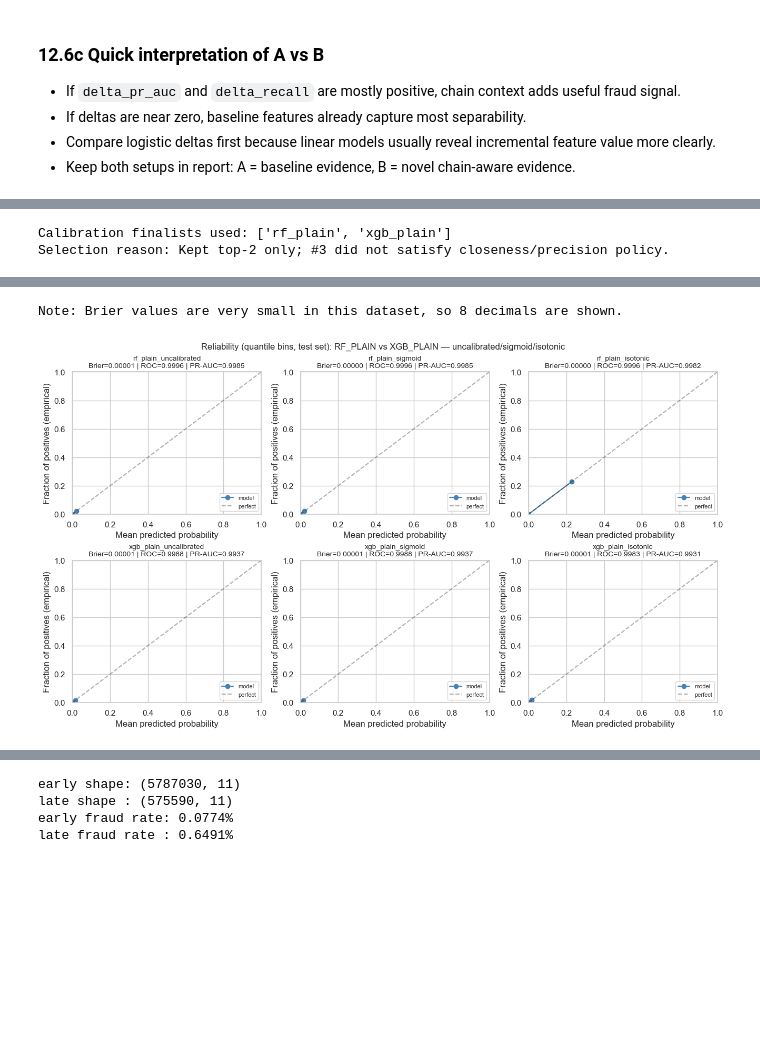
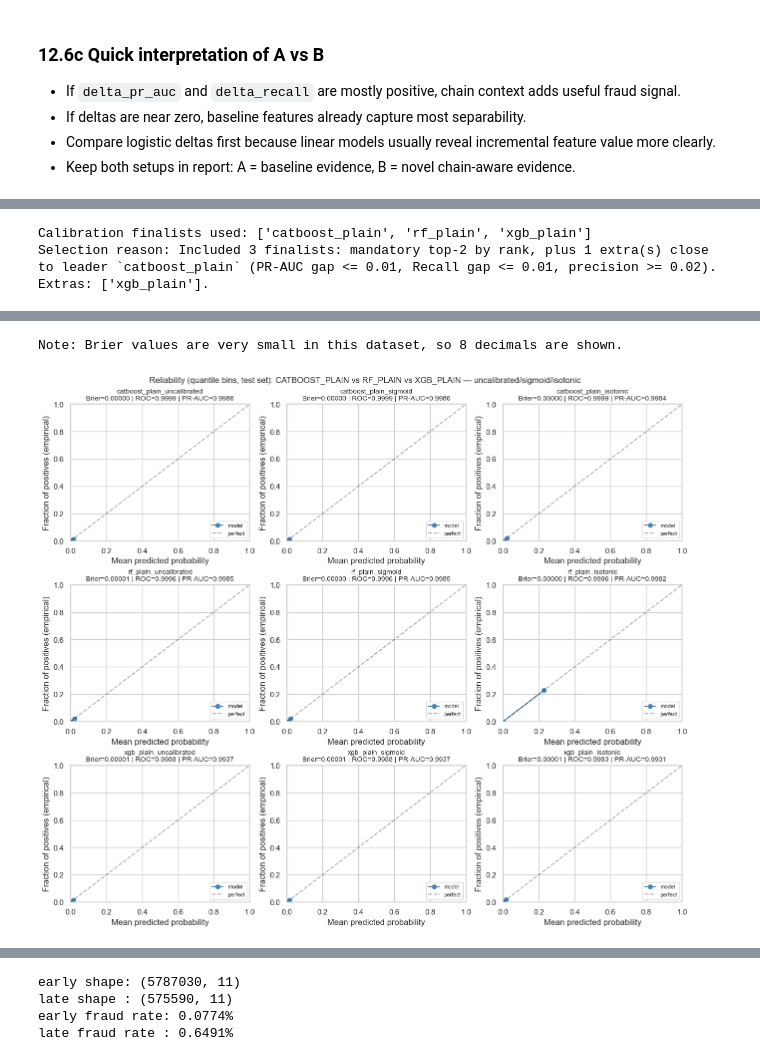
Before and after one commit to Snehasingh-21/PaySim-Fraud-Triage, a Jupyter notebook: 01_eda_paysim.ipynb, the cells around one changed output, grey strips where cells are left out. Drawn from its saved outputs; the diff is of its cells as text; code cells hidden in the pictures; blank space fills up the shorter version.

```diff
--- a/01_eda_paysim.ipynb
+++ b/01_eda_paysim.ipynb
@@ -1200,8 +1215,17 @@ import matplotlib.pyplot as plt
 import warnings
 from sklearn.linear_model import LogisticRegression
 from sklearn.ensemble import RandomForestClassifier
+from sklearn.naive_bayes import GaussianNB
+from imblearn.ensemble import BalancedRandomForestClassifier
 from xgboost import XGBClassifier
 from lightgbm import LGBMClassifier
+
+try:
+    from catboost import CatBoostClassifier
+    CATBOOST_AVAILABLE = True
+except Exception:
+    CATBOOST_AVAILABLE = False
+
 from sklearn.metrics import (
     precision_score, recall_score, f1_score,
     roc_auc_score, average_precision_score,
@@ -1214,6 +1238,7 @@ if missing:
     raise ValueError(f"Missing preprocessing objects: {missing}")
 print("OK: all required preprocessing objects exist.")
 print("Train:", X_train.shape, "| Test:", X_test.shape)
+print("CatBoost available:", CATBOOST_AVAILABLE)
 
 # Hide noisy runtime warnings after numeric clipping/regularization; metrics still computed normally.
 warnings.filterwarnings("ignore", category=RuntimeWarning)
@@ -1754,7 +1550,9 @@ This section is split clearly into A (No-chain baseline), B (Chain-aware), and A
 # %%
 # Show A/B tables for a *presentation set* (keeps notebook clean when new models are added later).
-# Real-world workflow: you manually choose which models to present in the main report.
-REPORT_EXPERIMENTS = ["logreg_plain", "rf_plain", "xgb_plain", "lgbm_weighted"]
+# Model groups are defined once here so newly added models follow the same downstream path.
+PRIMARY_EXPERIMENTS = ["rf_plain", "xgb_plain", "catboost_plain", "lgbm_plain", "brf_plain", "gnb_plain"]
+SUPPORTING_EXPERIMENTS = ["logreg_plain", "lgbm_weighted"]
+REPORT_EXPERIMENTS = PRIMARY_EXPERIMENTS + SUPPORTING_EXPERIMENTS
 
 no_chain_subset = metrics_no_chain[metrics_no_chain["experiment"].isin(REPORT_EXPERIMENTS)].copy()
 with_chain_subset = metrics_with_chain[metrics_with_chain["experiment"].isin(REPORT_EXPERIMENTS)].copy()
@@ -1778,6 +1576,9 @@ display(
 
 print("A vs B delta (with_chain - without_chain) for selected models")
 display(chain_subset)
+
+print("Primary models:", PRIMARY_EXPERIMENTS)
+print("Supporting models:", SUPPORTING_EXPERIMENTS)
 # %% [output]
 A. No-chain baseline metrics (selected models)
 |  | model_label | precision | recall | f1 | roc_auc | pr_auc | tn | fp | fn | tp |
@@ -2305,7 +2240,8 @@ if missing:
 if "CALIBRATION_FINALISTS" in globals() and isinstance(CALIBRATION_FINALISTS, list) and len(CALIBRATION_FINALISTS) > 0:
     finalists = [m for m in CALIBRATION_FINALISTS if m in experiments_with_chain and m in pred_store_with_chain]
 else:
-    finalists = [m for m in ["rf_plain", "xgb_plain"] if m in experiments_with_chain and m in pred_store_with_chain]
+    _fb_pool = list(globals().get("PRIMARY_EXPERIMENTS", ["rf_plain", "xgb_plain"]))
+    finalists = [m for m in _fb_pool if m in experiments_with_chain and m in pred_store_with_chain]
 
 if len(finalists) < 2:
     raise ValueError("Need at least 2 valid finalists for calibration. Check Section 12.7a output.")
@@ -2373,8 +2309,7 @@ for row_idx, exp_name in enumerate(finalists):
         m = _metrics(y_test, p_cal)
         rows.append({"model": lab, **m})
         probs_by_model[lab] = p_cal
-        if exp_name == "rf_plain":
-            NOTEBOOK_RF_CALIBRATORS_FOR_STREAMLIT[lab] = cal
+        NOTEBOOK_RF_CALIBRATORS_FOR_STREAMLIT[lab] = cal
         plot_slots.append((row_idx * 3 + j, lab, p_cal, m))
         desired_order.append(lab)
 
@@ -2416,34 +2351,57 @@ print("Calibration ranking (lower Brier first, then lower reliability-diagonal g
 for b, d, lab in ranked:
     print(f"  {lab:32s}  Brier={b:.8f}  diag_gap={d:.6f}")
 
-def select_final_rf_calibrated_model(calibration_comparison_table, brier_close_tol=1e-7):
+
+def select_final_calibrated_model(calibration_comparison_table, finalists, brier_close_tol=1e-7, prefer_rf_for_compat=True):
     tbl = calibration_comparison_table.copy().reset_index(drop=True)
-    rf_candidates = ["rf_plain_uncalibrated", "rf_plain_sigmoid", "rf_plain_isotonic"]
-    rf_tbl = tbl[tbl["model"].isin(rf_candidates)].copy()
-    if rf_tbl.empty:
-        raise ValueError("No RF calibration rows found for dynamic final model selection.")
+    finalist_prefixes = tuple(f"{exp}_" for exp in finalists)
+    candidate_tbl = tbl[tbl["model"].str.startswith(finalist_prefixes)].copy()
+    if candidate_tbl.empty:
+        raise ValueError("No calibration rows found for finalists.")
 
-    min_brier = float(rf_tbl["brier"].min())
-    close_tbl = rf_tbl[rf_tbl["brier"] <= min_brier + float(brier_close_tol)].copy()
+    min_brier = float(candidate_tbl["brier"].min())
+    close_tbl = candidate_tbl[candidate_tbl["brier"] <= min_brier + float(brier_close_tol)].copy()
     close_tbl = close_tbl.sort_values(["pr_auc", "roc_auc"], ascending=[False, False]).reset_index(drop=True)
+
+    best_overall = str(close_tbl.iloc[0]["model"])
+
+    if prefer_rf_for_compat and "rf_plain" in finalists:
+        rf_rows = close_tbl[close_tbl["model"].str.startswith("rf_plain_")].copy()
+        if not rf_rows.empty:
+            final_row = rf_rows.sort_values(["pr_auc", "roc_auc"], ascending=[False, False]).iloc[0]
+            final_key = str(final_row["model"])
+            final_reason = (
+                f"Best overall calibration row: {best_overall}. "
+                f"Deployment key set to {final_key} (RF-preferred compatibility policy enabled). "
+                f"Selection used lowest Brier (tol={brier_close_tol:g}), then highest PR-AUC, then highest ROC-AUC."
+            )
+            return final_key, final_reason, best_overall
 
     final_row = close_tbl.iloc[0]
     final_key = str(final_row["model"])
     final_reason = (
-        f"Selected {final_key} dynamically within RF family using "
-        f"lowest Brier (tol={brier_close_tol:g}), then highest PR-AUC, then highest ROC-AUC. "
-        f"Values => Brier={final_row['brier']:.8f}, PR-AUC={final_row['pr_auc']:.6f}, ROC-AUC={final_row['roc_auc']:.6f}."
+        f"Selected {final_key} dynamically across finalists using lowest Brier (tol={brier_close_tol:g}), "
+        f"then highest PR-AUC, then highest ROC-AUC."
     )
-    return final_key, final_reason
+    return final_key, final_reason, best_overall
 
-FINAL_MODEL_KEY, FINAL_MODEL_REASON = select_final_rf_calibrated_model(calibration_comparison_table)
+
+COMPAT_PREFER_RF_FOR_DEPLOYMENT = False
+FINAL_MODEL_KEY, FINAL_MODEL_REASON, BEST_OVERALL_MODEL_KEY = select_final_calibrated_model(
+    calibration_comparison_table,
+    finalists=finalists,
+    brier_close_tol=1e-7,
+    prefer_rf_for_compat=COMPAT_PREFER_RF_FOR_DEPLOYMENT,
+)
 best = FINAL_MODEL_KEY
 
 print()
+print("BEST_OVERALL_MODEL_KEY:", BEST_OVERALL_MODEL_KEY)
 print("FINAL_MODEL_KEY:", FINAL_MODEL_KEY)
 print("FINAL_MODEL_REASON:", FINAL_MODEL_REASON)
-print("Recommended finalist for threshold tuning, triage, SHAP, and Streamlit:", FINAL_MODEL_KEY)
+print("Recommended for threshold tuning, triage, artifact export (calibrated key):", FINAL_MODEL_KEY)
+print("SHAP baseline in §12.10 remains chain-aware rf_plain unless you change the explainer.")
 # %% [output]
-Calibration finalists used: ['rf_plain', 'xgb_plain']
-Selection reason: Kept top-2 only; #3 did not satisfy closeness/precision policy.
+Calibration finalists used: ['catboost_plain', 'rf_plain', 'xgb_plain']
+Selection reason: Included 3 finalists: mandatory top-2 by rank, plus 1 extra(s) close to leader `catboost_plain` (PR-AUC gap <= 0.01, Recall gap <= 0.01, precision >= 0.02). Extras: ['xgb_plain'].
 |  | model | brier | roc_auc | pr_auc |
@@ -2456,3 +2417,3 @@ Selection reason: Kept top-2 only; #3 did not satisfy closeness/precision policy
 Note: Brier values are very small in this dataset, so 8 decimals are shown.
-[figure, old version]
+[figure, new version]
 Calibration ranking (lower Brier first, then lower reliability-diagonal gap):
```
Also changed, not shown: parts of 70 cells of this notebook, 16 other files.
